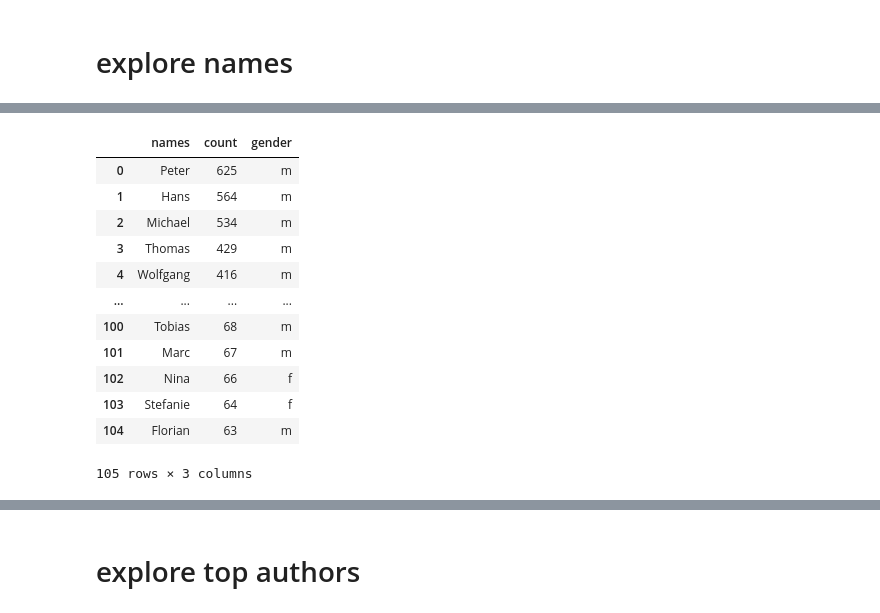
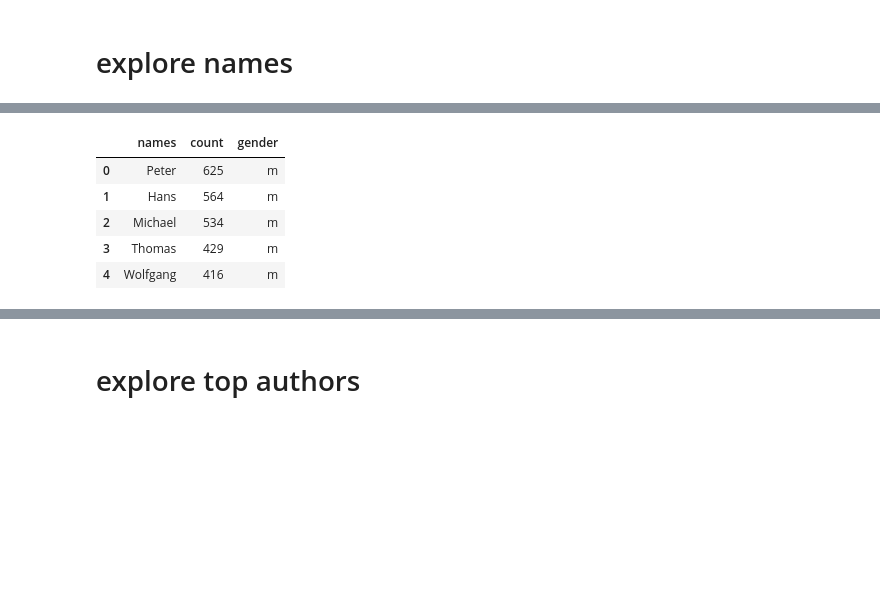
Before and after one commit to skriptum/zeitworte, a Jupyter notebook: notebooks/autoren.ipynb, the cells around one changed output, grey strips where cells are left out. Cells and saved outputs as stored; diff of their text form; code cells hidden in the pictures; blank space fills up the shorter version.

```diff
--- a/notebooks/autoren.ipynb
+++ b/notebooks/autoren.ipynb
@@ -88,19 +81,12 @@ df.to_csv("../data/names.csv") #save to csv
 #now i cleaned everything
 # %%
 df = pd.read_csv("../data/names.csv", names = ["names", "count", "gender"], header = 0) #read in the data again
-df
+df.head()
 # %% [output]
 |  | names | count | gender |
 | 0 | Peter | 625 | m |
 | 1 | Hans | 564 | m |
 | 2 | Michael | 534 | m |
 | 3 | Thomas | 429 | m |
 | 4 | Wolfgang | 416 | m |
-| ... | ... | ... | ... |
-| 100 | Tobias | 68 | m |
-| 101 | Marc | 67 | m |
-| 102 | Nina | 66 | f |
-| 103 | Stefanie | 64 | f |
-| 104 | Florian | 63 | m |
-105 rows × 3 columns
 # %%
```
Also changed, not shown: parts of 14 cells of this notebook, 9 other files.
